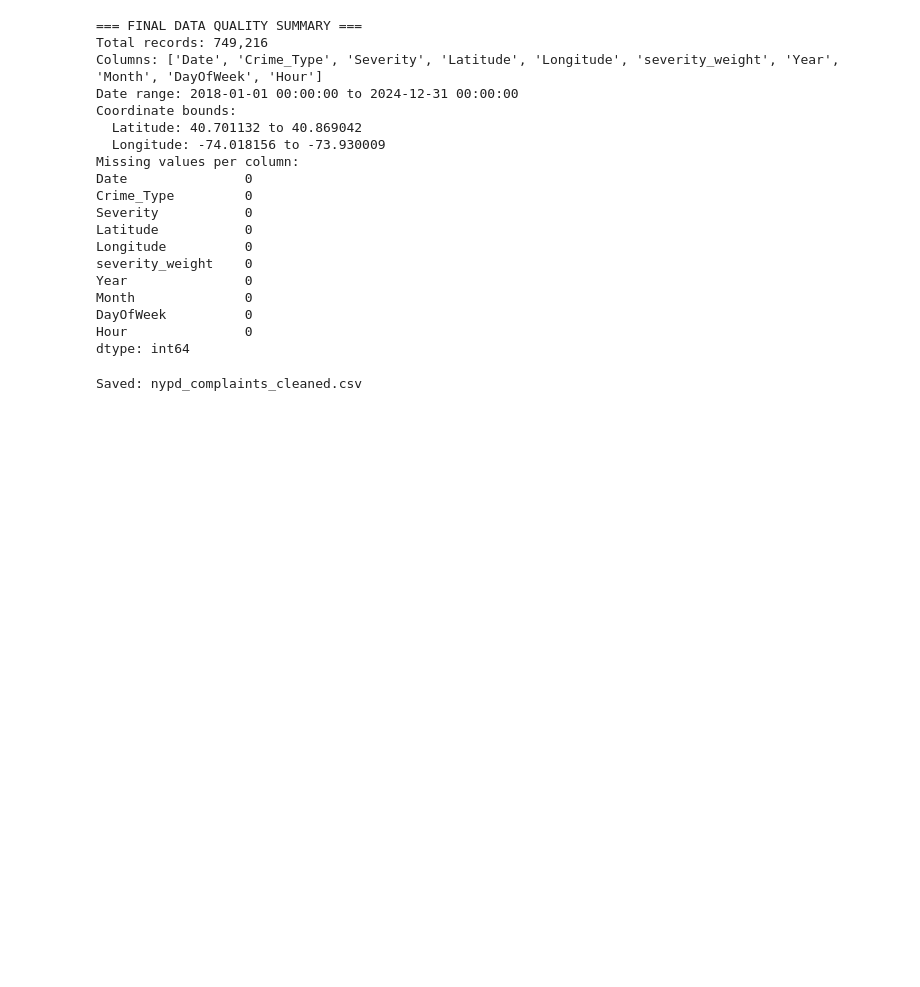
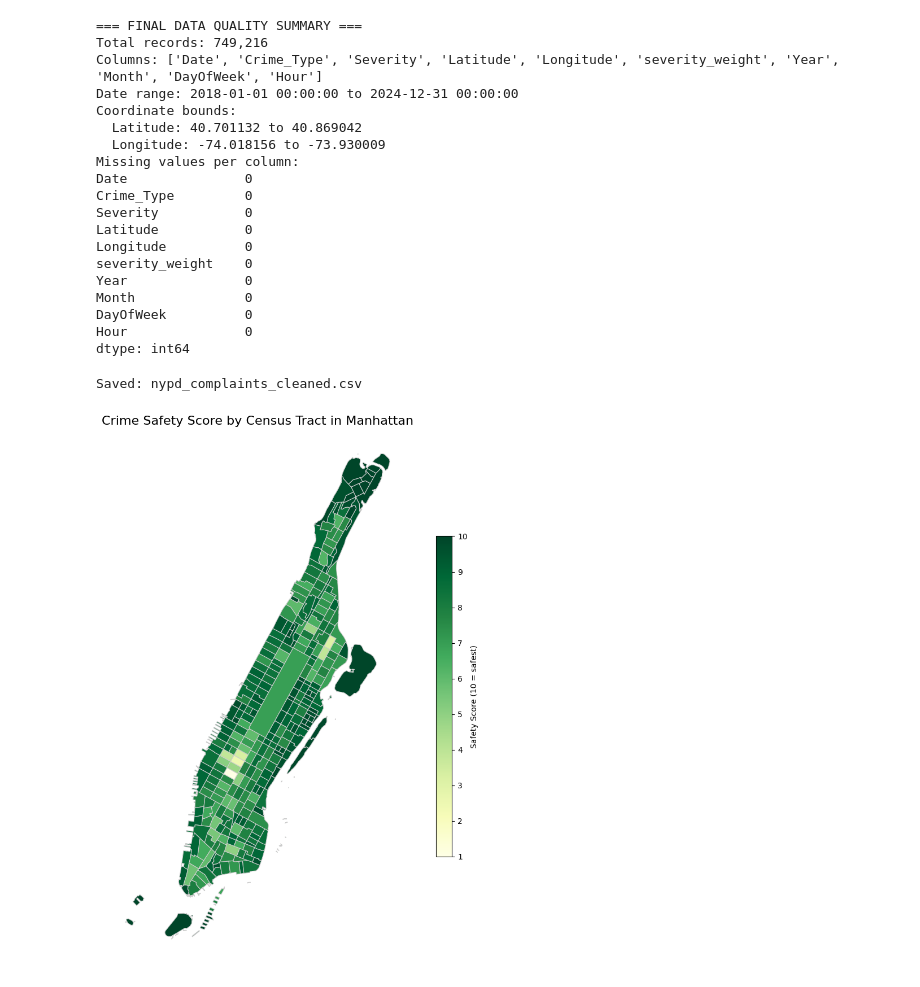
Before and after one commit to bigburko/nyc-busyness, a Jupyter notebook: etl/crime score/1-nypd_complaint_clean.ipynb, the cells around one changed output. Saved outputs shown, nothing was run; the diff lists cells and outputs as text; code cells hidden in the pictures; blank space fills up the shorter version.

Commit message:
graphs

```diff
--- a/etl/crime score/1-nypd_complaint_clean.ipynb
+++ b/etl/crime score/1-nypd_complaint_clean.ipynb
@@ -232,3 +232,44 @@ df_final.to_csv("nypd_complaints_cleaned.csv", index=False)
 print("Saved: nypd_complaints_cleaned.csv")
 # %% [output]
 Saved: nypd_complaints_cleaned.csv
+# %%
+import pandas as pd
+import geopandas as gpd
+import matplotlib.pyplot as plt
+
+# Load the final crime scores
+scores_df = pd.read_csv("crime_scores_by_tract.csv")
+
+# Load the census tract geometries (must match GEOID field)
+final_scores = gpd.read_file("../census tract geofiles/manhattan_census_tracts.geojson")
+
+# Merge scores with geometries on GEOID
+final_map = final_scores.merge(scores_df, on="GEOID", how="left")
+
+# Create the choropleth map
+fig, ax = plt.subplots(1, 1, figsize=(12, 10))
+
+# Plot the map with safety scores
+final_map.plot(column="crime_score",
+               cmap="YlGn",             # Green = safer
+               linewidth=0.8,
+               ax=ax,
+               edgecolor="0.8",
+               legend=True,
+               legend_kwds={
+                   "label": "Safety Score (10 = safest)",
+                   "shrink": 0.6
+               })
+
+# Add title and remove axes
+ax.set_title("Crime Safety Score by Census Tract in Manhattan", fontsize=16)
+ax.axis("off")
+
+# Optional: Save the figure
+# plt.savefig("manhattan_crime_safety_map.png", dpi=300)
+
+# Show the map
+plt.tight_layout()
+plt.show()
+# %% [output]
+[figure, added]
```
